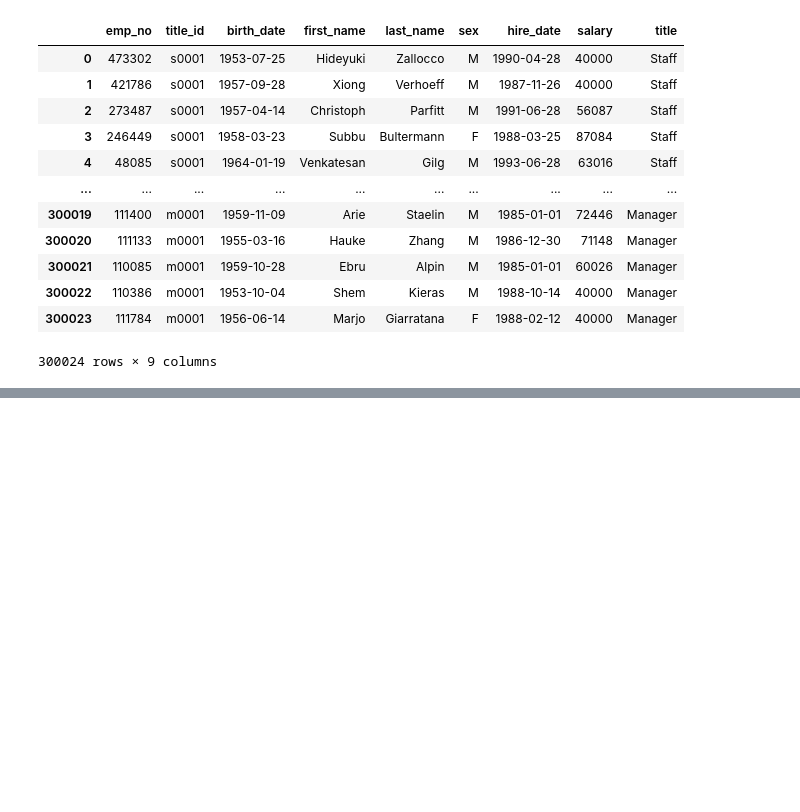
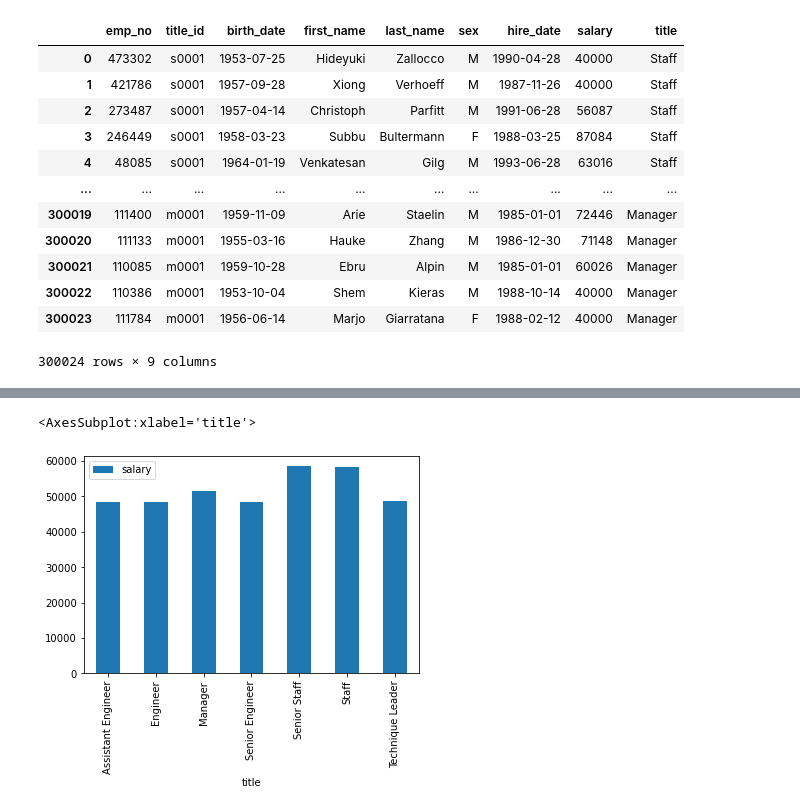
Before and after one commit to eddyannobil/sql-challenge, a Jupyter notebook: SQL.ipynb, the cells around one changed output, grey strips where cells are left out. Cells and saved outputs as stored; diff of their text form; code cells hidden in the pictures; blank space fills up the shorter version.

```diff
--- a/SQL.ipynb
+++ b/SQL.ipynb
@@ -151,0 +176,4 @@ title_salaries
+# %%
+# Grouping DataFrame by Title for Average Salary By Title
+title_salaries_df=pd.DataFrame(title_salaries.groupby("title")["salary"].mean().round(2))
+title_salaries_df
@@ -151,0 +190,6 @@ title_salaries
+# %%
+#Plotting bar chart of average salary by title.
+title_salaries_df.plot.bar()
+# %% [output]
+<AxesSubplot:xlabel='title'>
+[figure, added]
```
Also changed, not shown: parts of 3 cells of this notebook.
